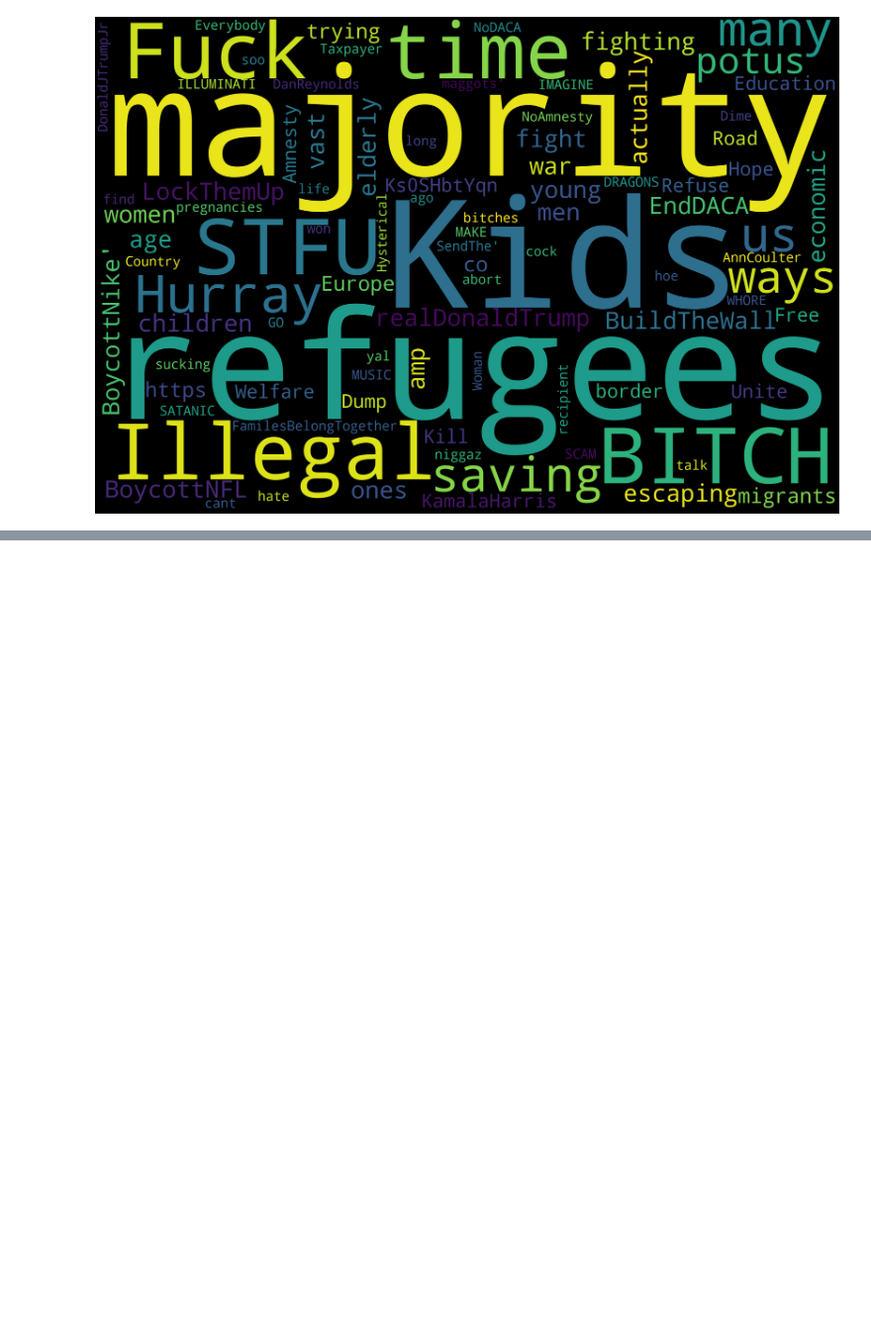
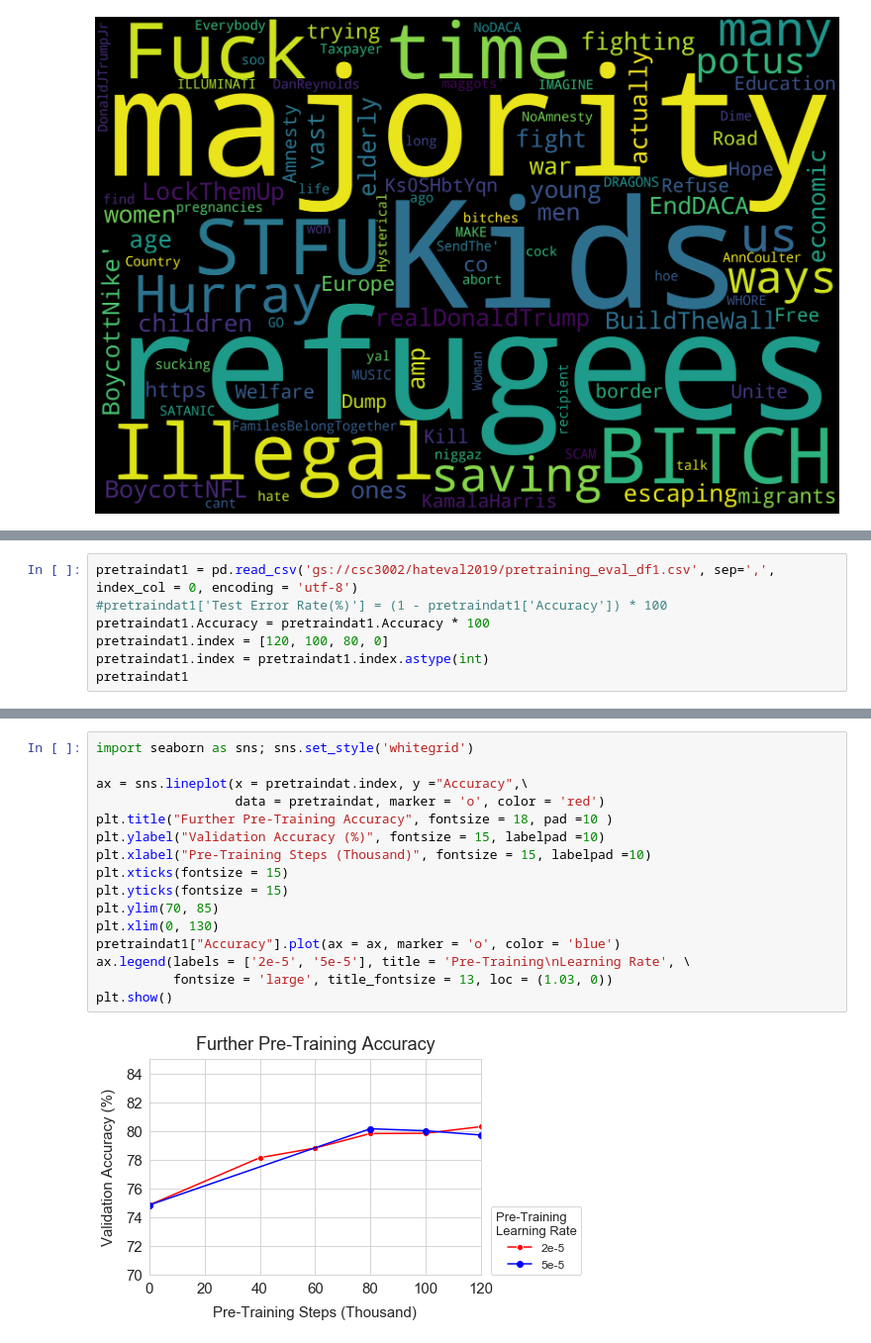
Before and after one commit to fionnmcconville/Automatic-Detection-of-Hate-Speech-Online-Using-BERT, a Jupyter notebook: Visualisations.ipynb, the cells around one changed output, grey strips where cells are left out. Shown at 99% size. Drawn from its saved outputs; the diff is of its cells as text; blank space fills up the shorter version.

```diff
--- a/Visualisations.ipynb
+++ b/Visualisations.ipynb
@@ -232,0 +224,7 @@ plt.show()
+# %%
+pretraindat1 = pd.read_csv('gs://csc3002/hateval2019/pretraining_eval_df1.csv', sep=',',  index_col = 0, encoding = 'utf-8')
+#pretraindat1['Test Error Rate(%)'] = (1 - pretraindat1['Accuracy']) * 100
+pretraindat1.Accuracy = pretraindat1.Accuracy * 100
+pretraindat1.index = [120, 100, 80, 0]
+pretraindat1.index = pretraindat1.index.astype(int)
+pretraindat1
@@ -232,0 +237,18 @@ plt.show()
+# %%
+import seaborn as sns; sns.set_style('whitegrid')
+
+ax = sns.lineplot(x = pretraindat.index, y ="Accuracy",\
+                  data = pretraindat, marker = 'o', color = 'red')
+plt.title("Further Pre-Training Accuracy", fontsize = 18, pad =10 )
+plt.ylabel("Validation Accuracy (%)", fontsize = 15, labelpad =10)
+plt.xlabel("Pre-Training Steps (Thousand)", fontsize = 15, labelpad =10)
+plt.xticks(fontsize = 15)
+plt.yticks(fontsize = 15)
+plt.ylim(70, 85)
+plt.xlim(0, 130)
+pretraindat1["Accuracy"].plot(ax = ax, marker = 'o', color = 'blue')
+ax.legend(labels = ['2e-5', '5e-5'], title = 'Pre-Training\nLearning Rate', \
+          fontsize = 'large', title_fontsize = 13, loc = (1.03, 0))
+plt.show()
+# %% [output]
+[figure, added]
```
Also changed, not shown: parts of 7 cells of this notebook, 3 other files.
